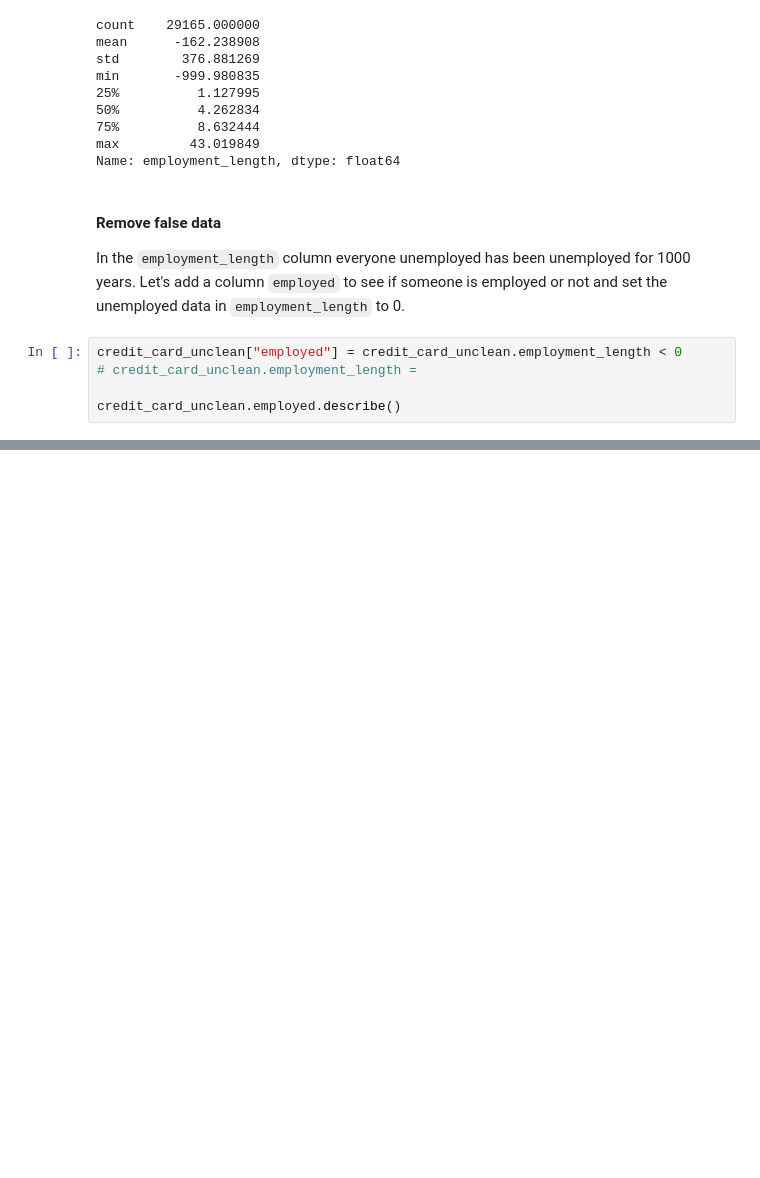
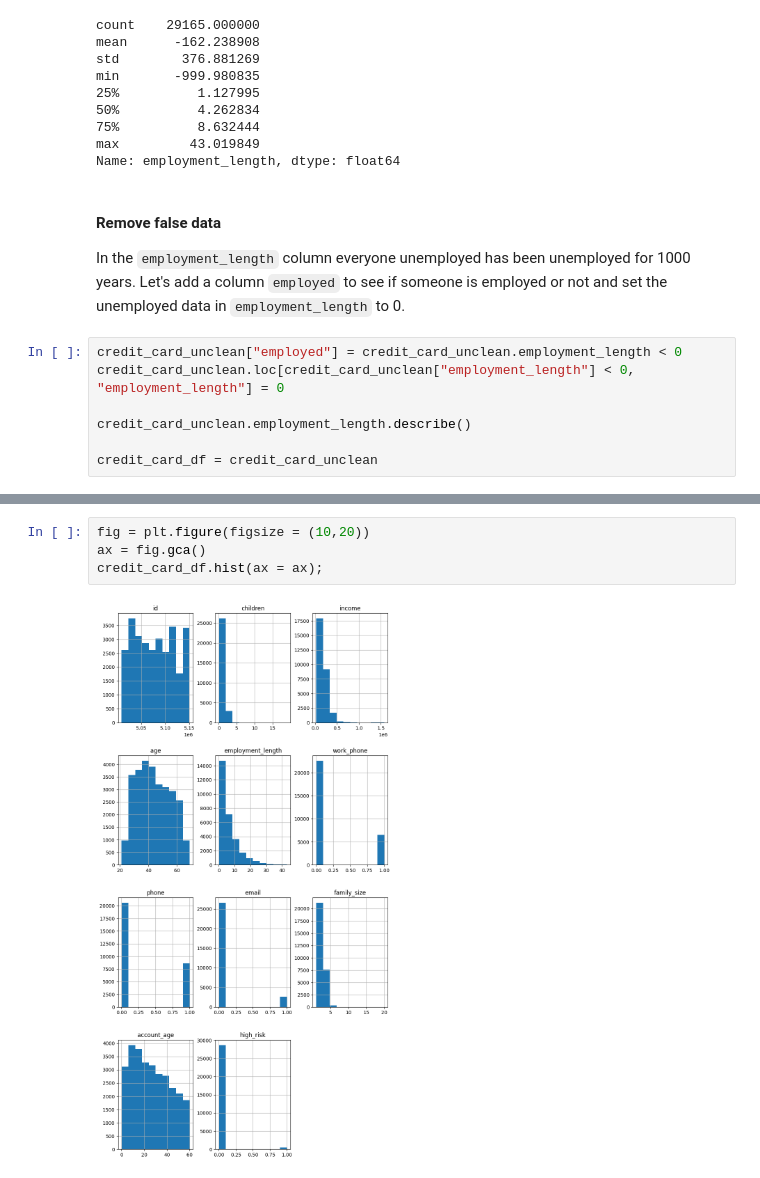
Before and after one commit to Maxrio9/Credit_Card_Risk_Portfolio_Project, a Jupyter notebook: credit_card_analysis.ipynb, the cells around one changed output, grey strips where cells are left out. Drawn from its saved outputs; the diff is of its cells as text; blank space fills up the shorter version.

```diff
--- a/credit_card_analysis.ipynb
+++ b/credit_card_analysis.ipynb
@@ -177,6 +177,8 @@ Name: employment_length, dtype: float64
 In the `employment_length` column everyone unemployed has been unemployed for 1000 years. Let's add a column `employed` to see if someone is employed or not and set the unemployed data in `employment_length` to 0.
 # %%
 credit_card_unclean["employed"] = credit_card_unclean.employment_length < 0
-# credit_card_unclean.employment_length =
+credit_card_unclean.loc[credit_card_unclean["employment_length"] < 0, "employment_length"] = 0
 
-credit_card_unclean.employed.describe()
+credit_card_unclean.employment_length.describe()
+
+credit_card_df = credit_card_unclean
@@ -188,0 +227,6 @@ Name: employed, dtype: object
+# %%
+fig = plt.figure(figsize = (10,20))
+ax = fig.gca()
+credit_card_df.hist(ax = ax);
+# %% [output]
+[figure, added]
```
Also changed, not shown: parts of 12 cells of this notebook.
